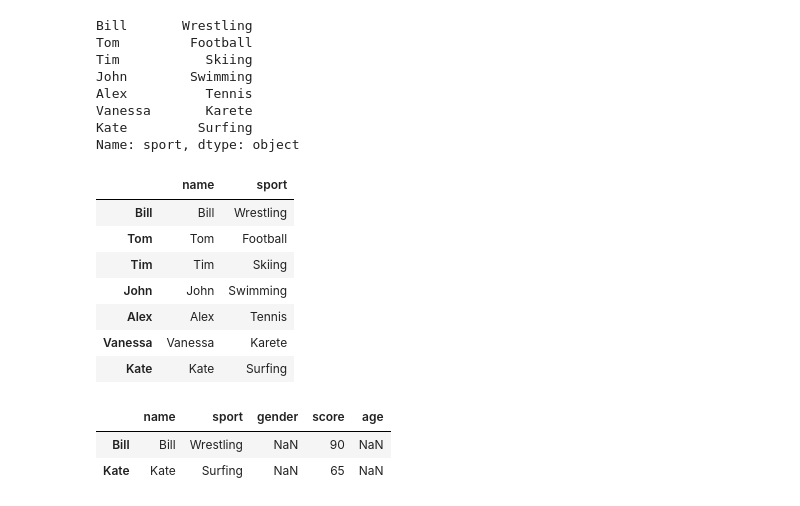
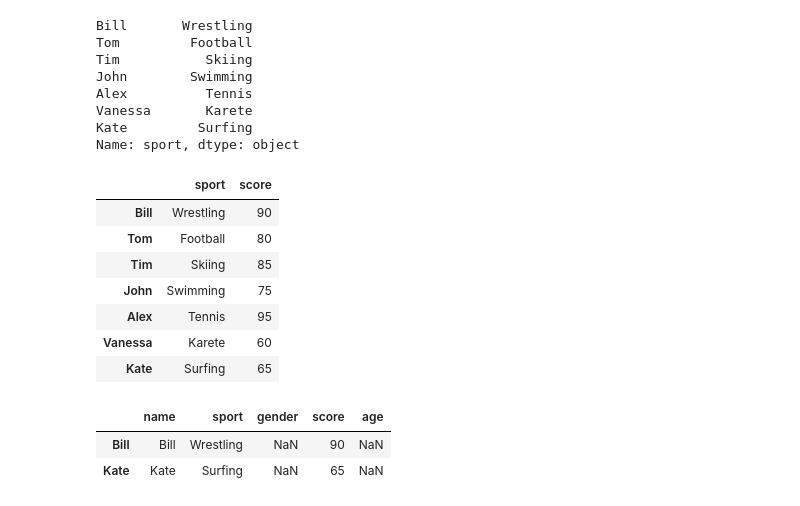
Before and after one commit to universdesdonnees/Python-Introduction, a Jupyter notebook: cours/cours.ipynb, the cells around one changed output. Cells and saved outputs as stored; diff of their text form; code cells hidden in the pictures.

```diff
--- a/cours/cours.ipynb
+++ b/cours/cours.ipynb
@@ -2068,17 +2131,17 @@ Vanessa       Karete
 Kate         Surfing
 Name: sport, dtype: object
 # %%
-my_columns=["name","sport"]
+my_columns=["sport","score"]
 df[my_columns]
 # %% [output]
-|  | name | sport |
-| Bill | Bill | Wrestling |
-| Tom | Tom | Football |
-| Tim | Tim | Skiing |
-| John | John | Swimming |
-| Alex | Alex | Tennis |
-| Vanessa | Vanessa | Karete |
-| Kate | Kate | Surfing |
+|  | sport | score |
+| Bill | Wrestling | 90 |
+| Tom | Football | 80 |
+| Tim | Skiing | 85 |
+| John | Swimming | 75 |
+| Alex | Tennis | 95 |
+| Vanessa | Karete | 60 |
+| Kate | Surfing | 65 |
 # %%
 df.loc[["Bill", "Kate"]]
 # %% [output]
```
Also changed, not shown: parts of 49 cells of this notebook.
